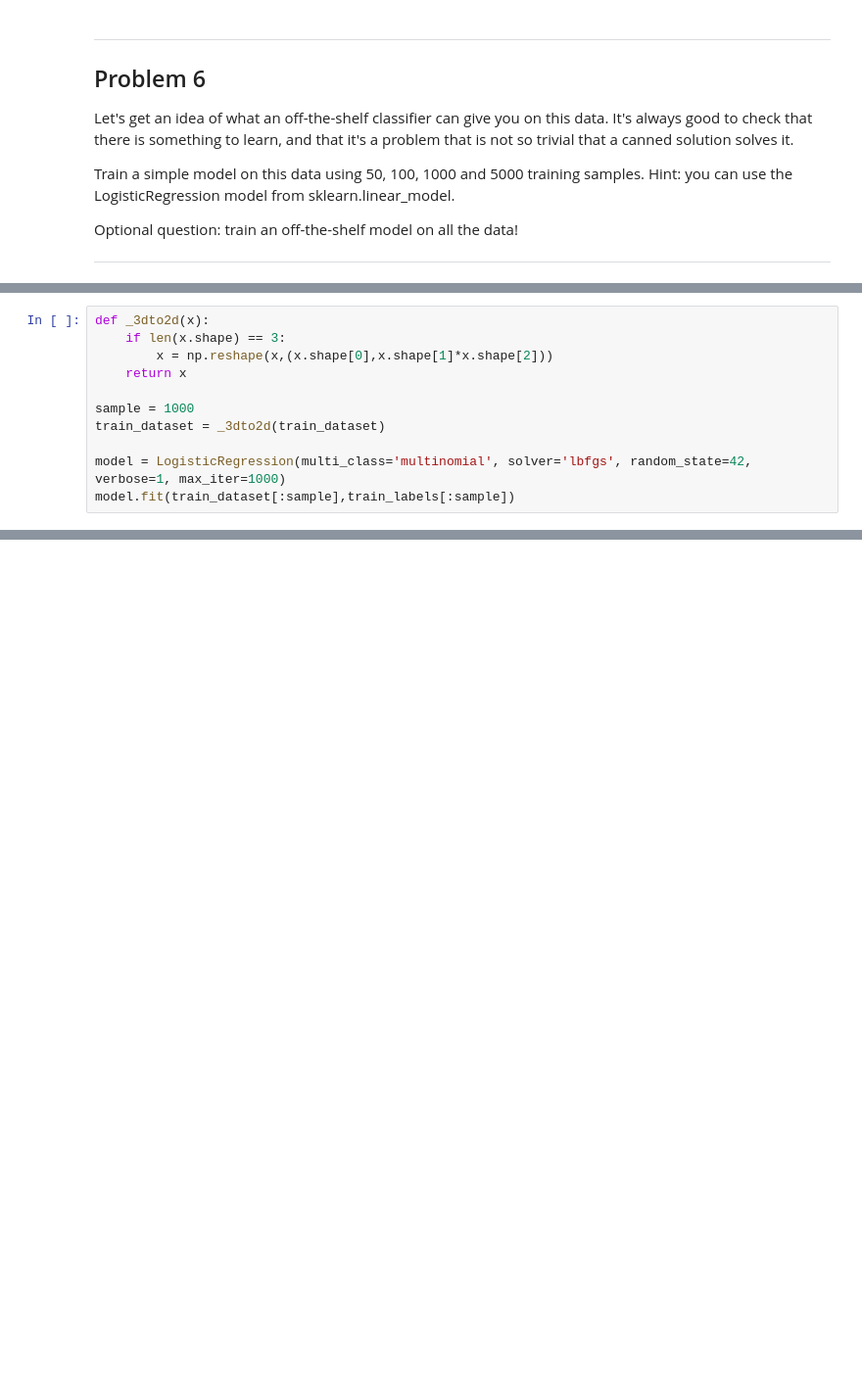
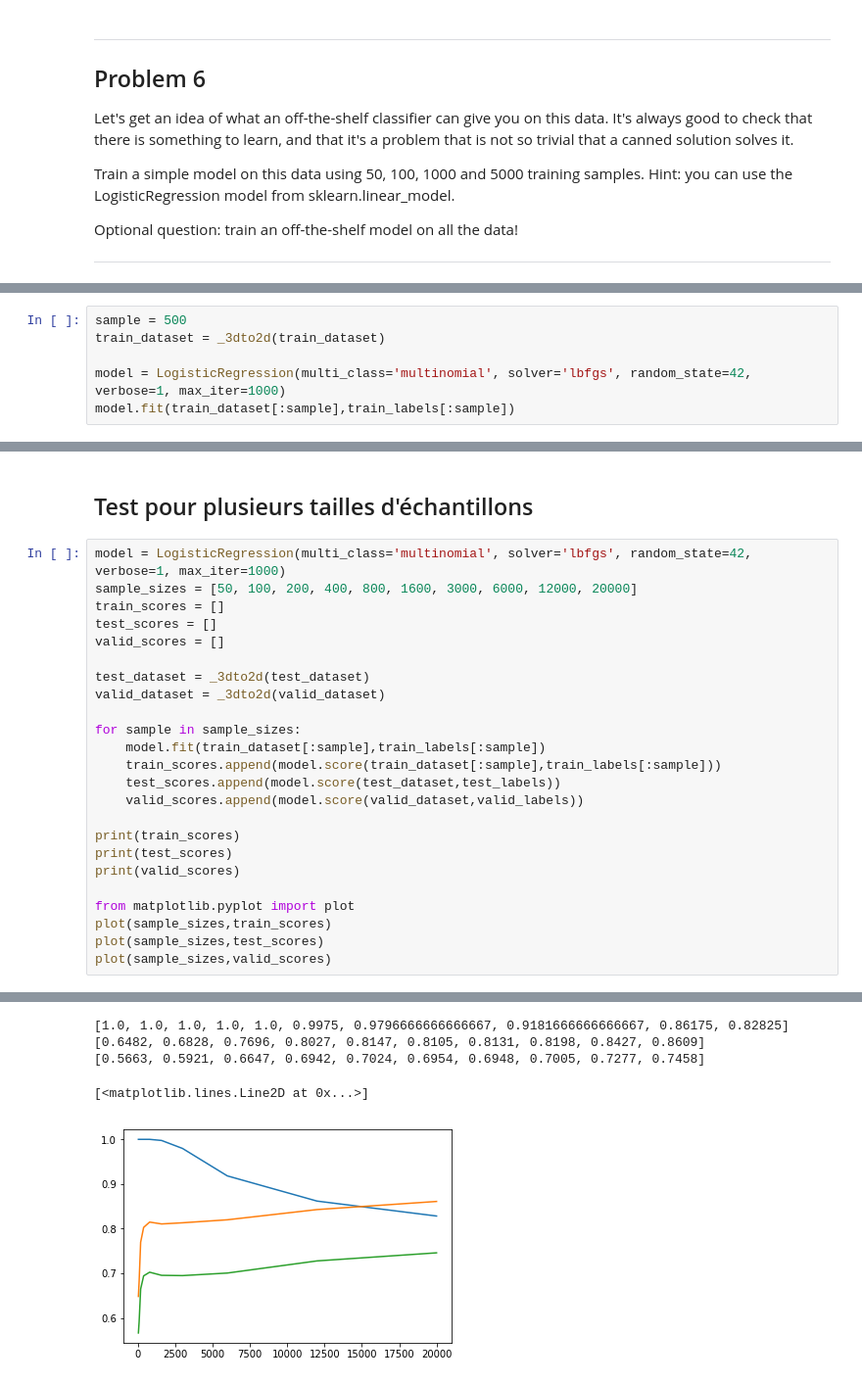
Before and after one commit to MurtDaghL/Jupyter-Notebooks, a Jupyter notebook: Udacity Deep Learning Tutorials/Assignment 1.ipynb, the cells around one changed output, grey strips where cells are left out. Shown: that part at 98% size. Cells and saved outputs as stored; diff of their text form; blank space fills up the shorter version.

```diff
--- a/Udacity Deep Learning Tutorials/Assignment 1.ipynb
+++ b/Udacity Deep Learning Tutorials/Assignment 1.ipynb
@@ -467,10 +564,5 @@ Optional question: train an off-the-shelf model on all the data!
 # %%
-def _3dto2d(x):
-    if len(x.shape) == 3:
-        x = np.reshape(x,(x.shape[0],x.shape[1]*x.shape[2]))
-    return x
-
-sample = 1000
+sample = 500
 train_dataset = _3dto2d(train_dataset)
 
 model = LogisticRegression(multi_class='multinomial', solver='lbfgs', random_state=42, verbose=1, max_iter=1000)
@@ -497,0 +586,28 @@ model.score(valid_dataset,valid_labels)
+# %% [markdown]
+Test pour plusieurs tailles d'échantillons
+--------------------------------------
+# %%
+model = LogisticRegression(multi_class='multinomial', solver='lbfgs', random_state=42, verbose=1, max_iter=1000)
+sample_sizes = [50, 100, 200, 400, 800, 1600, 3000, 6000, 12000, 20000]
+train_scores = []
+test_scores = []
+valid_scores = []
+
+test_dataset = _3dto2d(test_dataset)
+valid_dataset = _3dto2d(valid_dataset)
+
+for sample in sample_sizes:
+    model.fit(train_dataset[:sample],train_labels[:sample])
+    train_scores.append(model.score(train_dataset[:sample],train_labels[:sample]))
+    test_scores.append(model.score(test_dataset,test_labels))
+    valid_scores.append(model.score(valid_dataset,valid_labels))
+
+print(train_scores)
+print(test_scores)
+print(valid_scores)
+
+from matplotlib.pyplot import plot
+plot(sample_sizes,train_scores)
+plot(sample_sizes,test_scores)
+plot(sample_sizes,valid_scores)
+# %% [output]
@@ -497,0 +624,5 @@ model.score(valid_dataset,valid_labels)
+[1.0, 1.0, 1.0, 1.0, 1.0, 0.9975, 0.9796666666666667, 0.9181666666666667, 0.86175, 0.82825]
+[0.6482, 0.6828, 0.7696, 0.8027, 0.8147, 0.8105, 0.8131, 0.8198, 0.8427, 0.8609]
+[0.5663, 0.5921, 0.6647, 0.6942, 0.7024, 0.6954, 0.6948, 0.7005, 0.7277, 0.7458]
+[<matplotlib.lines.Line2D at 0x...>]
+[figure, added]
```
Also changed, not shown: parts of 19 cells of this notebook.
